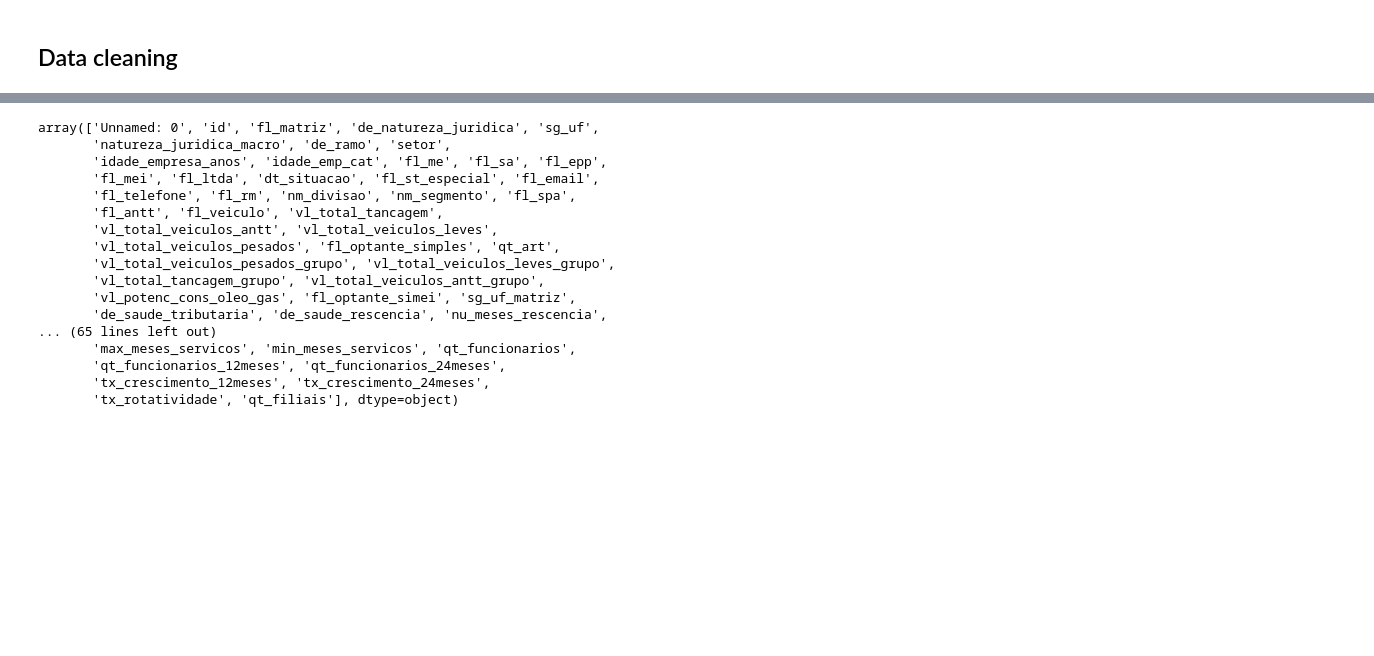
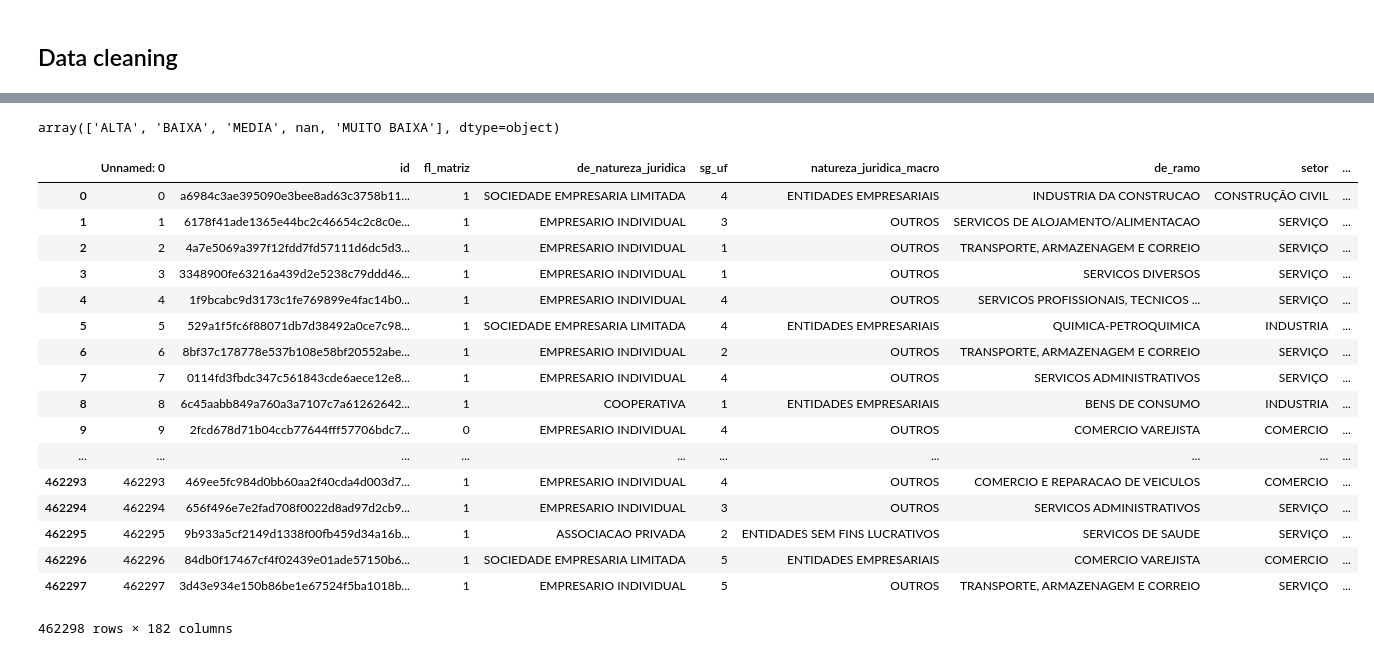
Before and after one commit to codenation-dev/squad-6-ad-data-science-1, a Jupyter notebook: analysis/eda.ipynb, the cells around one changed output, grey strips where cells are left out. Saved outputs shown, nothing was run; the diff lists cells and outputs as text; code cells hidden in the pictures; blank space fills up the shorter version.

```diff
--- a/analysis/eda.ipynb
+++ b/analysis/eda.ipynb
@@ -5,7 +5,7 @@ import numpy as np
 
 
 # importing datasets
-df_market  = pd.read_csv("datasets/estaticos_market.csv" , sep=',', encoding="utf8" )
-df_portfolio1  = pd.read_csv("datasets/estaticos_portfolio1.csv" , sep=',', encoding="utf8" )
-df_portfolio2  = pd.read_csv("datasets/estaticos_portfolio2.csv" , sep=',', encoding="utf8" )
-df_portfolio3  = pd.read_csv("datasets/estaticos_portfolio3.csv" , sep=',', encoding="utf8" )
+df_market  =     pd.read_csv("../datasets/estaticos_market.csv" , sep=',', encoding="utf8" )
+df_portfolio1  = pd.read_csv("../datasets/estaticos_portfolio1.csv" , sep=',', encoding="utf8" )
+df_portfolio2  = pd.read_csv("../datasets/estaticos_portfolio2.csv" , sep=',', encoding="utf8" )
+df_portfolio3  = pd.read_csv("../datasets/estaticos_portfolio3.csv" , sep=',', encoding="utf8" )
@@ -112,23 +140,26 @@ df_market['de_saude_rescencia'] =  df_market['de_saude_rescencia'].astype("categ
 df_market[df_market.columns[170:200]]
 
 df_market['de_nivel_atividade'].unique()
+# %% [output]
+array(['ALTA', 'BAIXA', 'MEDIA', nan, 'MUITO BAIXA'], dtype=object)
 # %%
-df_market.columns.values
+df_market
 # %% [output]
+|  | Unnamed: 0 | id | fl_matriz | de_natureza_juridica | sg_uf | natureza_juridica_macro | de_ramo | setor | ... |
+| 0 | 0 | a6984c3ae395090e3bee8ad63c3758b11... | 1 | SOCIEDADE EMPRESARIA LIMITADA | 4 | ENTIDADES EMPRESARIAIS | INDUSTRIA DA CONSTRUCAO | CONSTRUÇÃO CIVIL | ... |
+| 1 | 1 | 6178f41ade1365e44bc2c46654c2c8c0e... | 1 | EMPRESARIO INDIVIDUAL | 3 | OUTROS | SERVICOS DE ALOJAMENTO/ALIMENTACAO | SERVIÇO | ... |
+| 2 | 2 | 4a7e5069a397f12fdd7fd57111d6dc5d3... | 1 | EMPRESARIO INDIVIDUAL | 1 | OUTROS | TRANSPORTE, ARMAZENAGEM E CORREIO | SERVIÇO | ... |
+| 3 | 3 | 3348900fe63216a439d2e5238c79ddd46... | 1 | EMPRESARIO INDIVIDUAL | 1 | OUTROS | SERVICOS DIVERSOS | SERVIÇO | ... |
+| 4 | 4 | 1f9bcabc9d3173c1fe769899e4fac14b0... | 1 | EMPRESARIO INDIVIDUAL | 4 | OUTROS | SERVICOS PROFISSIONAIS, TECNICOS ... | SERVIÇO | ... |
+| 5 | 5 | 529a1f5fc6f88071db7d38492a0ce7c98... | 1 | SOCIEDADE EMPRESARIA LIMITADA | 4 | ENTIDADES EMPRESARIAIS | QUIMICA-PETROQUIMICA | INDUSTRIA | ... |
+| 6 | 6 | 8bf37c178778e537b108e58bf20552abe... | 1 | EMPRESARIO INDIVIDUAL | 2 | OUTROS | TRANSPORTE, ARMAZENAGEM E CORREIO | SERVIÇO | ... |
+| 7 | 7 | 0114fd3fbdc347c561843cde6aece12e8... | 1 | EMPRESARIO INDIVIDUAL | 4 | OUTROS | SERVICOS ADMINISTRATIVOS | SERVIÇO | ... |
+| 8 | 8 | 6c45aabb849a760a3a7107c7a61262642... | 1 | COOPERATIVA | 1 | ENTIDADES EMPRESARIAIS | BENS DE CONSUMO | INDUSTRIA | ... |
+| 9 | 9 | 2fcd678d71b04ccb77644fff57706bdc7... | 0 | EMPRESARIO INDIVIDUAL | 4 | OUTROS | COMERCIO VAREJISTA | COMERCIO | ... |
+| ... | ... | ... | ... | ... | ... | ... | ... | ... | ... |
+| 462293 | 462293 | 469ee5fc984d0bb60aa2f40cda4d003d7... | 1 | EMPRESARIO INDIVIDUAL | 4 | OUTROS | COMERCIO E REPARACAO DE VEICULOS | COMERCIO | ... |
+| 462294 | 462294 | 656f496e7e2fad708f0022d8ad97d2cb9... | 1 | EMPRESARIO INDIVIDUAL | 3 | OUTROS | SERVICOS ADMINISTRATIVOS | SERVIÇO | ... |
+| 462295 | 462295 | 9b933a5cf2149d1338f00fb459d34a16b... | 1 | ASSOCIACAO PRIVADA | 2 | ENTIDADES SEM FINS LUCRATIVOS | SERVICOS DE SAUDE | SERVIÇO | ... |
+| 462296 | 462296 | 84db0f17467cf4f02439e01ade57150b6... | 1 | SOCIEDADE EMPRESARIA LIMITADA | 5 | ENTIDADES EMPRESARIAIS | COMERCIO VAREJISTA | COMERCIO | ... |
+| 462297 | 462297 | 3d43e934e150b86be1e67524f5ba1018b... | 1 | EMPRESARIO INDIVIDUAL | 5 | OUTROS | TRANSPORTE, ARMAZENAGEM E CORREIO | SERVIÇO | ... |
-array(['Unnamed: 0', 'id', 'fl_matriz', 'de_natureza_juridica', 'sg_uf',
-       'natureza_juridica_macro', 'de_ramo', 'setor',
-       'idade_empresa_anos', 'idade_emp_cat', 'fl_me', 'fl_sa', 'fl_epp',
-       'fl_mei', 'fl_ltda', 'dt_situacao', 'fl_st_especial', 'fl_email',
-       'fl_telefone', 'fl_rm', 'nm_divisao', 'nm_segmento', 'fl_spa',
-       'fl_antt', 'fl_veiculo', 'vl_total_tancagem',
-       'vl_total_veiculos_antt', 'vl_total_veiculos_leves',
-       'vl_total_veiculos_pesados', 'fl_optante_simples', 'qt_art',
-       'vl_total_veiculos_pesados_grupo', 'vl_total_veiculos_leves_grupo',
-       'vl_total_tancagem_grupo', 'vl_total_veiculos_antt_grupo',
-       'vl_potenc_cons_oleo_gas', 'fl_optante_simei', 'sg_uf_matriz',
-       'de_saude_tributaria', 'de_saude_rescencia', 'nu_meses_rescencia',
-... (65 lines left out)
-       'max_meses_servicos', 'min_meses_servicos', 'qt_funcionarios',
-       'qt_funcionarios_12meses', 'qt_funcionarios_24meses',
-       'tx_crescimento_12meses', 'tx_crescimento_24meses',
-       'tx_rotatividade', 'qt_filiais'], dtype=object)
+462298 rows × 182 columns
```
Also changed, not shown: parts of 4 cells of this notebook.
